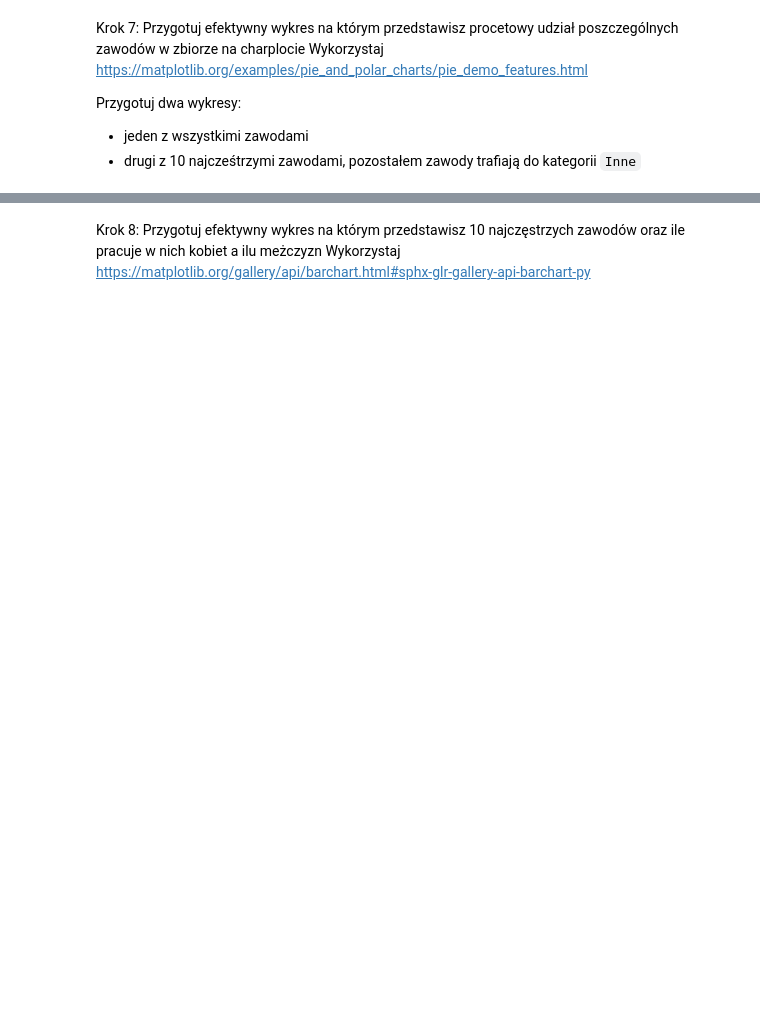
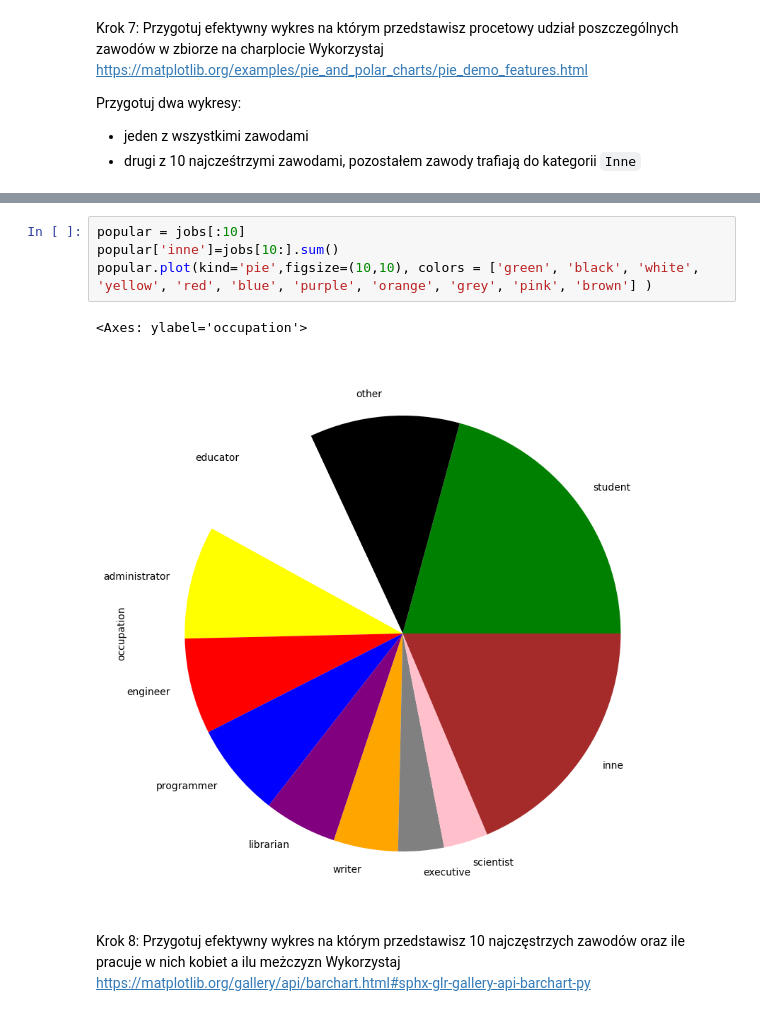
Before and after one commit to Banzanic/effective_python, a Jupyter notebook: lab12.ipynb, the cells around one changed output, grey strips where cells are left out. Cells and saved outputs as stored; diff of their text form; blank space fills up the shorter version.

```diff
--- a/lab12.ipynb
+++ b/lab12.ipynb
@@ -188,3 +253,10 @@ Przygotuj dwa wykresy:
+# %%
+popular = jobs[:10]
+popular['inne']=jobs[10:].sum()
+popular.plot(kind='pie',figsize=(10,10), colors = ['green', 'black', 'white', 'yellow', 'red', 'blue', 'purple', 'orange', 'grey', 'pink', 'brown'] )
+# %% [output]
+<Axes: ylabel='occupation'>
+[figure, added]
 # %% [markdown]
 Krok 8: Przygotuj efektywny wykres na którym przedstawisz 10 najczęstrzych zawodów oraz ile pracuje w nich kobiet a ilu meżczyzn
 Wykorzystaj https://matplotlib.org/gallery/api/barchart.html#sphx-glr-gallery-api-barchart-py
```
Also changed, not shown: parts of 12 cells of this notebook.
